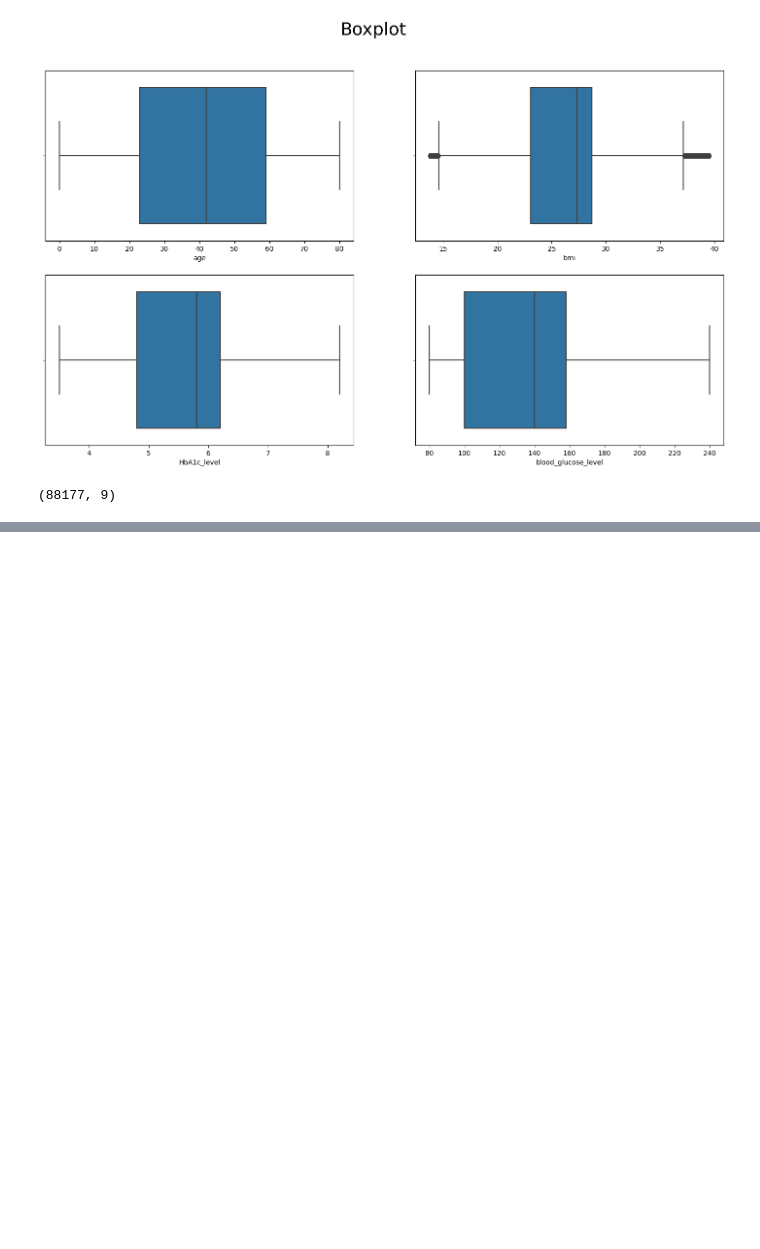
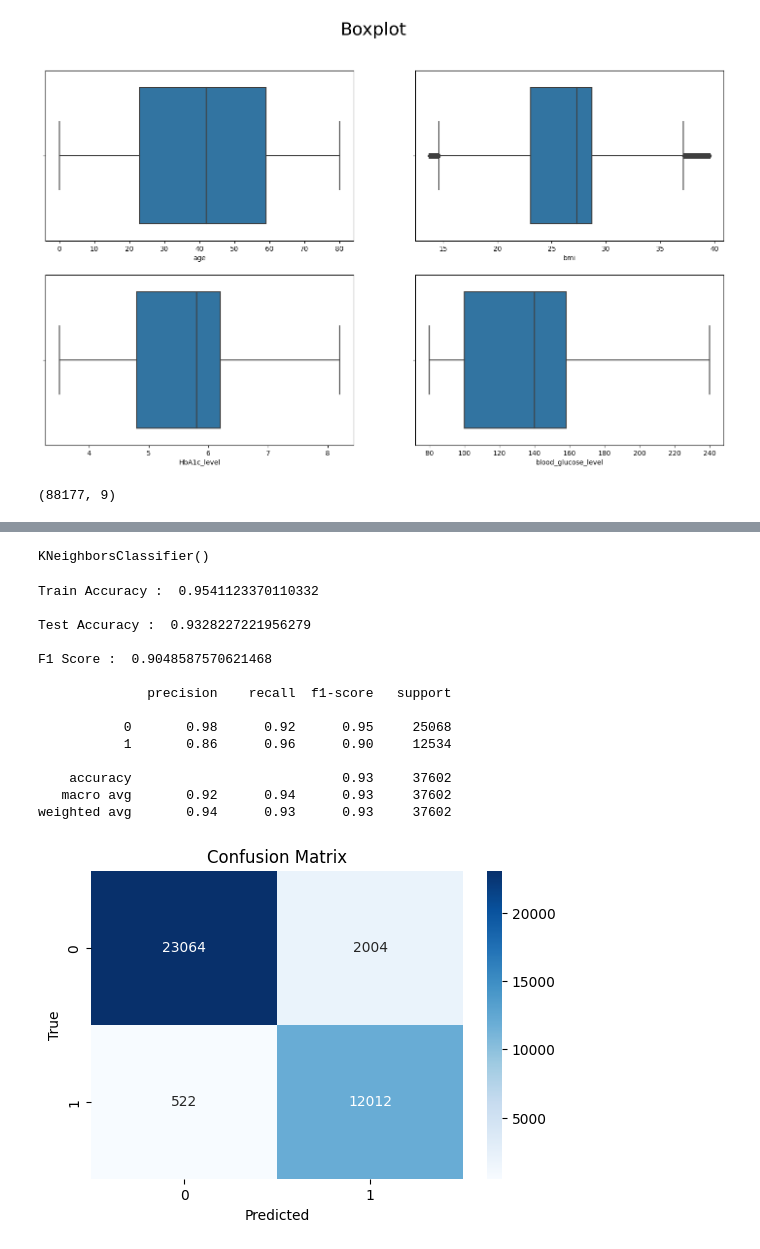
Before and after one commit to Suman-Adhikary/Diabetes-Prediction, a Jupyter notebook: Diabetes_Prediction.ipynb, the cells around one changed output, grey strips where cells are left out. Drawn from its saved outputs; the diff is of its cells as text; code cells hidden in the pictures; blank space fills up the shorter version.

```diff
--- a/Diabetes_Prediction.ipynb
+++ b/Diabetes_Prediction.ipynb
@@ -777,0 +862,3 @@ print(accuracy_score(y_train, y_pred_train))
+# %%
+KNN = KNeighborsClassifier()
+Score(KNN, X_train, y_train)
@@ -777,0 +872,38 @@ print(accuracy_score(y_train, y_pred_train))
+# %%
+KNN.fit(X_train, y_train)
+# %% [output]
+KNeighborsClassifier()
+# %%
+y_pred = KNN.predict(X_test)
+
+print("Train Accuracy : ", accuracy_score(y_train, KNN.predict(X_train)))
+print()
+print("Test Accuracy : ", accuracy_score(y_test, y_pred))
+print()
+print('F1 Score : ', f1_score(y_test, y_pred))
+print()
+print(classification_report(y_test, y_pred))
+
+cm = confusion_matrix(y_test, y_pred)
+plt.figure(figsize=(6, 4))
+sns.heatmap(cm, annot=True, fmt='d', cmap='Blues')
+plt.title('Confusion Matrix')
+plt.xlabel('Predicted')
+plt.ylabel('True')
+plt.show()
+# %% [output]
+Train Accuracy :  0.9541123370110332
+
+Test Accuracy :  0.9328227221956279
+
+F1 Score :  0.9048587570621468
+
+              precision    recall  f1-score   support
+
+           0       0.98      0.92      0.95     25068
+           1       0.86      0.96      0.90     12534
+
+    accuracy                           0.93     37602
+   macro avg       0.92      0.94      0.93     37602
+weighted avg       0.94      0.93      0.93     37602
+[figure, added]
```
Also changed, not shown: parts of 72 cells of this notebook.
